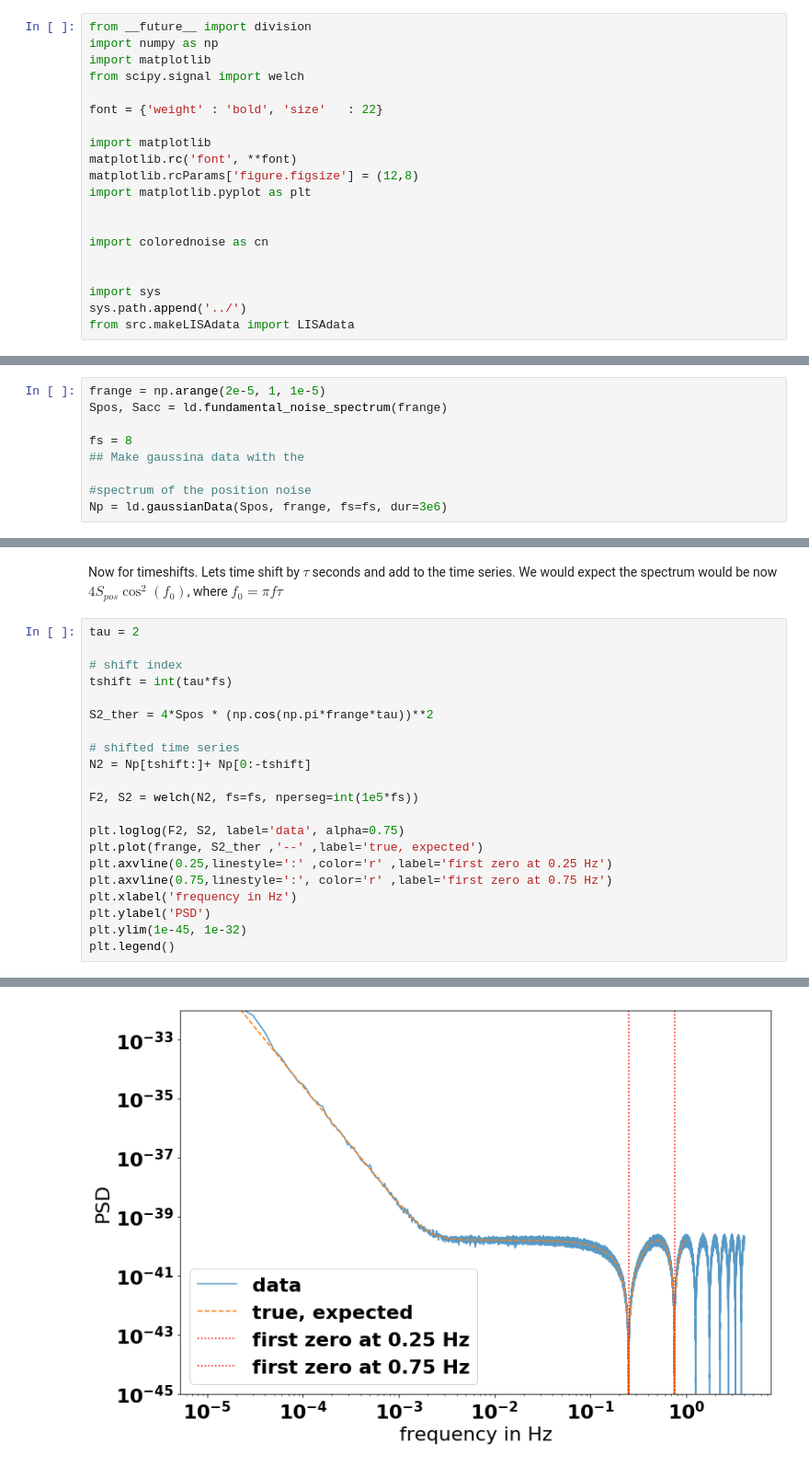
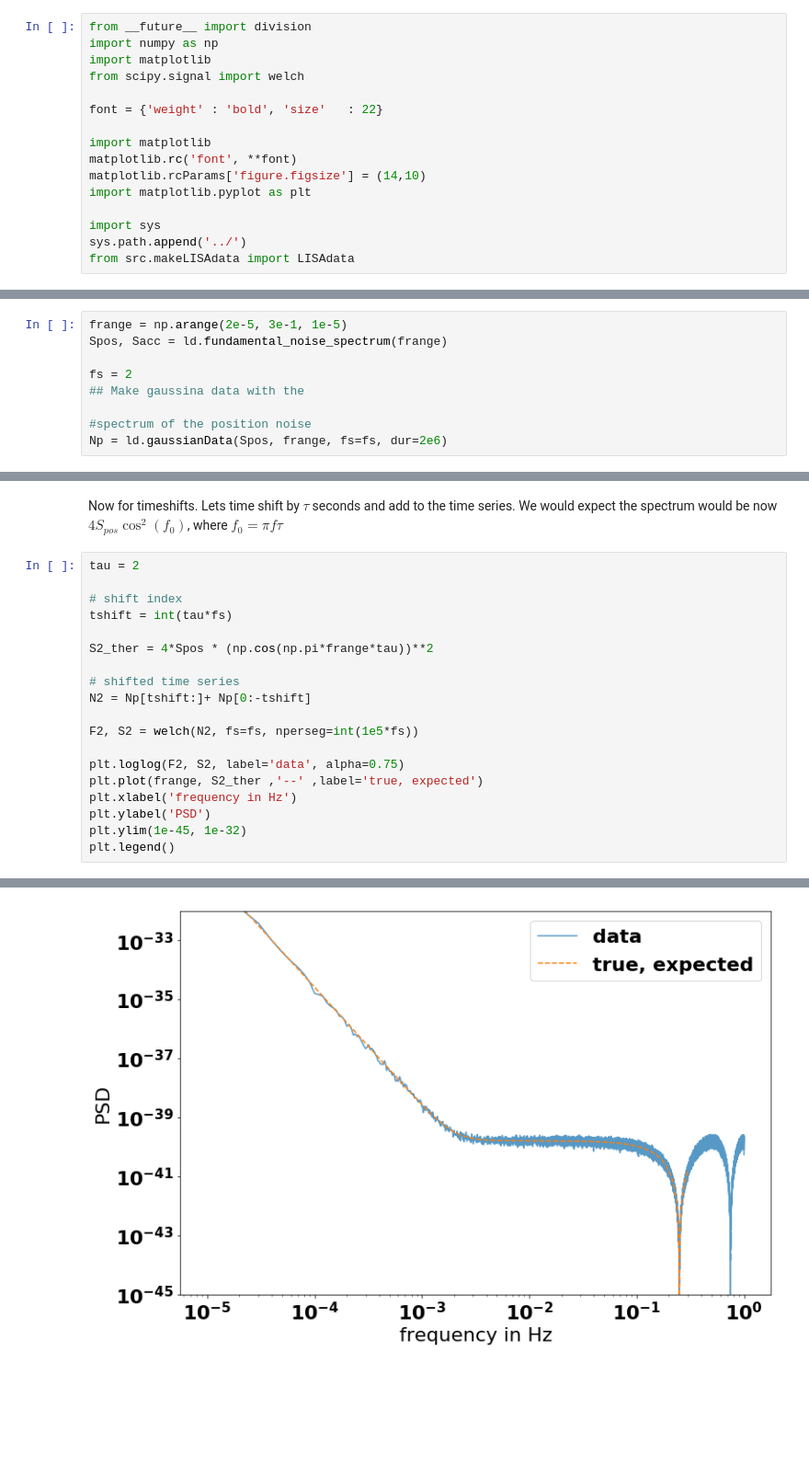
Before and after one commit to sharanbngr/blip, a Jupyter notebook: Notebooks/timeshifts.ipynb, the cells around one changed output, grey strips where cells are left out. Shown at 92% size. Cells and saved outputs as stored; diff of their text form; blank space fills up the shorter version.

Commit message:
many changes - fixed issues with noise curve simulations

```diff
--- a/Notebooks/timeshifts.ipynb
+++ b/Notebooks/timeshifts.ipynb
@@ -8,12 +8,8 @@ font = {'weight' : 'bold', 'size'   : 22}
 
 import matplotlib
 matplotlib.rc('font', **font)
-matplotlib.rcParams['figure.figsize'] = (12,8)
+matplotlib.rcParams['figure.figsize'] = (14,10)
 import matplotlib.pyplot as plt
-
-
-import colorednoise as cn
-
 
 import sys
 sys.path.append('../')
@@ -23,14 +19,14 @@ params= []
 inj = []
 ld = LISAdata(params, inj)
 # %%
-frange = np.arange(2e-5, 1, 1e-5)
+frange = np.arange(2e-5, 3e-1, 1e-5)
 Spos, Sacc = ld.fundamental_noise_spectrum(frange)
 
-fs = 8
+fs = 2
 ## Make gaussina data with the
 
 #spectrum of the position noise
-Np = ld.gaussianData(Spos, frange, fs=fs, dur=3e6)
+Np = ld.gaussianData(Spos, frange, fs=fs, dur=2e6)
 # %%
 Fp, Sp = welch(Np, fs=fs, nperseg=int(1e5*fs))
 plt.loglog(Fp, Sp, label='data PSD', alpha=0.75)
@@ -46,24 +42,22 @@ Now for timeshifts. Lets time shift by $\tau$ seconds and add to the time series
 # %%
 tau = 2
 
 # shift index
 tshift = int(tau*fs)
 
 S2_ther = 4*Spos * (np.cos(np.pi*frange*tau))**2
 
 # shifted time series
 N2 = Np[tshift:]+ Np[0:-tshift]
 
 F2, S2 = welch(N2, fs=fs, nperseg=int(1e5*fs))
 
 plt.loglog(F2, S2, label='data', alpha=0.75)
 plt.plot(frange, S2_ther ,'--' ,label='true, expected')
-plt.axvline(0.25,linestyle=':' ,color='r' ,label='first zero at 0.25 Hz')
-plt.axvline(0.75,linestyle=':', color='r' ,label='first zero at 0.75 Hz')
 plt.xlabel('frequency in Hz')
 plt.ylabel('PSD')
 plt.ylim(1e-45, 1e-32)
 plt.legend()
 # %% [output]
 <matplotlib.legend.Legend at 0x...>
-[figure, old version]
+[figure, new version]
```
Also changed, not shown: parts of 8 cells of this notebook, 5 other files.
